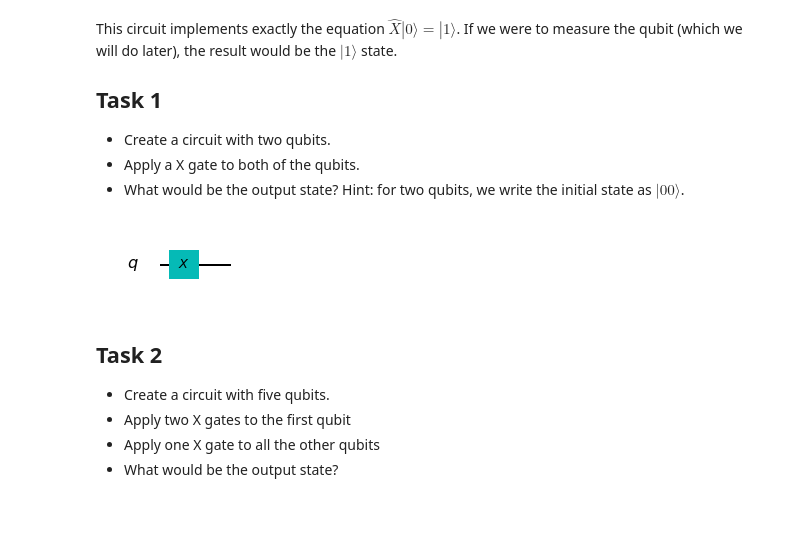
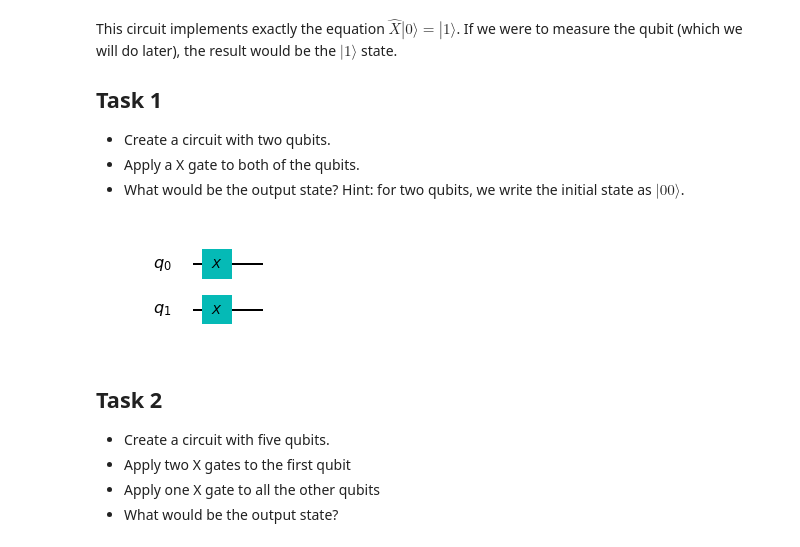
Before and after one commit to jeffmak/quantum-coding-tutorial, a Jupyter notebook: index.ipynb, the cells around one changed output. Drawn from its saved outputs; the diff is of its cells as text; code cells hidden in the pictures; blank space fills up the shorter version.

```diff
--- a/index.ipynb
+++ b/index.ipynb
@@ -45,12 +45,15 @@ This circuit implements exactly the equation $\hat{X}|0\rangle = |1\rangle$. If
 * What would be the output state? Hint: for two qubits, we write the initial state as $|00\rangle$.
 # %%
 # Create a quantum circuit with 2 qubits. By default it is created in a |00> state.
+qc = QuantumCircuit(2)
 
 # Apply a X gate to qubit 0 and qubit 1.
 
+
 # See what the circuit looks like
+qc.draw(output='mpl')
 # %% [output]
-[figure, old version]
+[figure, new version]
 # %% [markdown]
 ## Task 2
 
```
Also changed, not shown: parts of 22 cells of this notebook.
